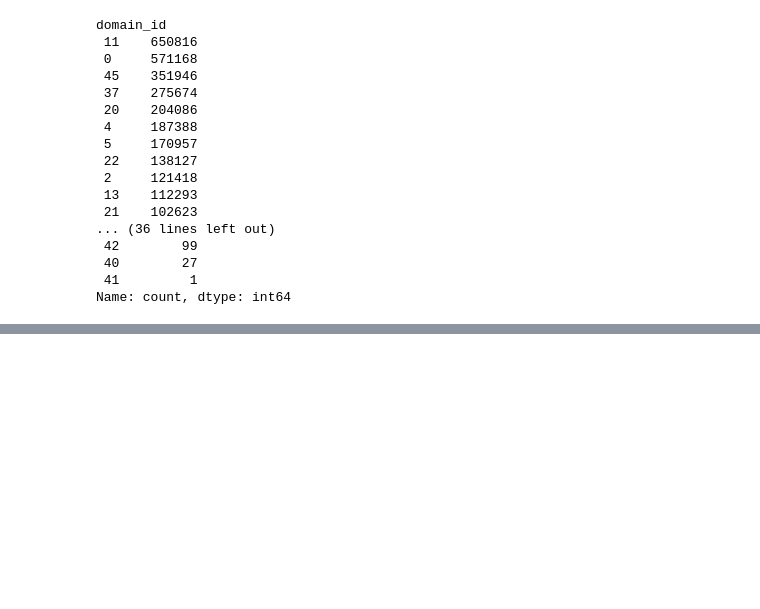
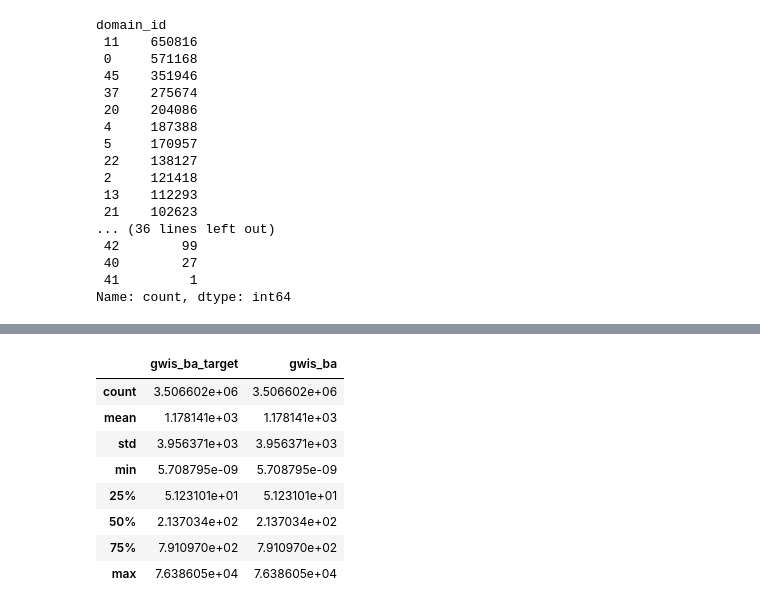
Before and after one commit to yashkher-123/transferability-through-representations, a Jupyter notebook: transfer-matrix/define_domains.ipynb, the cells around one changed output, grey strips where cells are left out. Cells and saved outputs as stored; diff of their text form; code cells hidden in the pictures; blank space fills up the shorter version.

```diff
--- a/transfer-matrix/define_domains.ipynb
+++ b/transfer-matrix/define_domains.ipynb
@@ -30,0 +51,12 @@ Name: count, dtype: int64
+# %%
+df_fires[["gwis_ba_target", "gwis_ba"]].describe()
+# %% [output]
+|  | gwis_ba_target | gwis_ba |
+| count | 3.506602e+06 | 3.506602e+06 |
+| mean | 1.178141e+03 | 1.178141e+03 |
+| std | 3.956371e+03 | 3.956371e+03 |
+| min | 5.708795e-09 | 5.708795e-09 |
+| 25% | 5.123101e+01 | 5.123101e+01 |
+| 50% | 2.137034e+02 | 2.137034e+02 |
+| 75% | 7.910970e+02 | 7.910970e+02 |
+| max | 7.638605e+04 | 7.638605e+04 |
```
Also changed, not shown: parts of 16 cells of this notebook, 1 other file.
